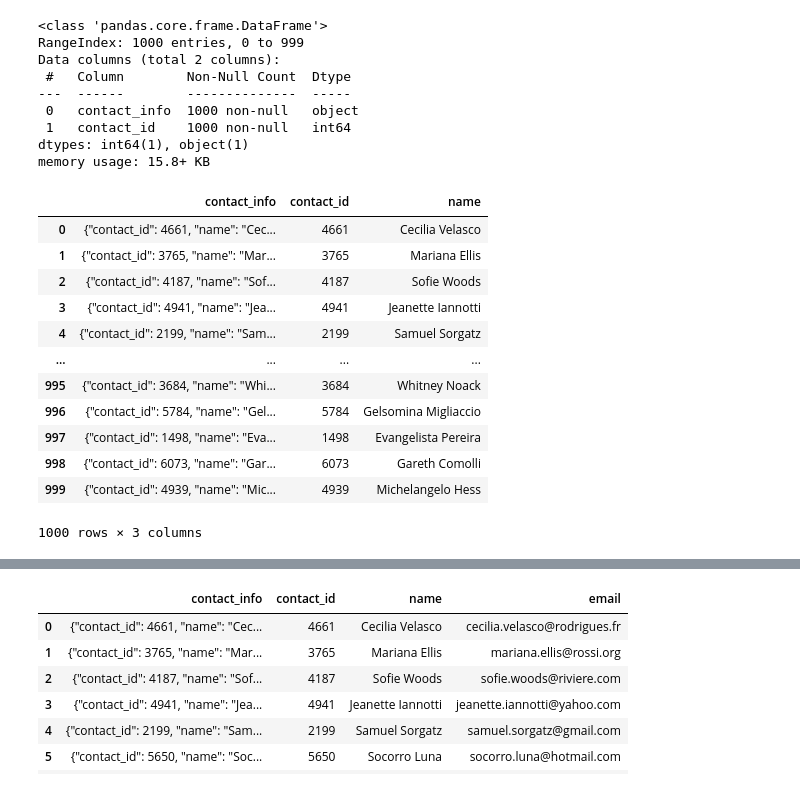
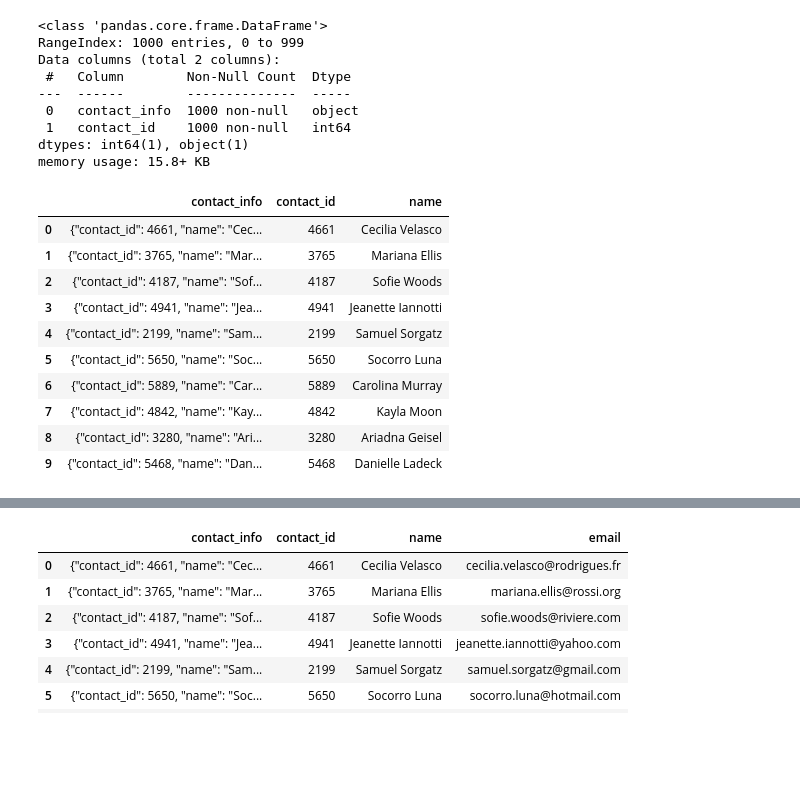
Before and after one commit to fannysigouin/crowdfunding-etl, a Jupyter notebook: ETL_Mini_Project_FSigouin_CMclaren_DVelarde_SIslam.ipynb, the cells around one changed output, grey strips where cells are left out. Cells and saved outputs as stored; diff of their text form; code cells hidden in the pictures; blank space fills up the shorter version.

```diff
--- a/ETL_Mini_Project_FS.ipynb
+++ b/ETL_Mini_Project_FSigouin_CMclaren_DVelarde_SIslam.ipynb
@@ -453,20 +457,17 @@ dtypes: int64(1), object(1)
 memory usage: 15.8+ KB
 # %%
 # Extract the name of the contact and add it to a new column.
-p = '\W\s\W(\w*\s\w*)\W'
-contact_info_df_copy['name'] = contact_info_df_copy['contact_info'].str.extract(p)
-contact_info_df_copy
+contact_info_df_copy['name'] = contact_info_df_copy['contact_info'].str.extract(r'"name": "([^"]*)"')
+contact_info_df_copy.head(10)
 # %% [output]
 |  | contact_info | contact_id | name |
 | 0 | {"contact_id": 4661, "name": "Cec... | 4661 | Cecilia Velasco |
 | 1 | {"contact_id": 3765, "name": "Mar... | 3765 | Mariana Ellis |
 | 2 | {"contact_id": 4187, "name": "Sof... | 4187 | Sofie Woods |
 | 3 | {"contact_id": 4941, "name": "Jea... | 4941 | Jeanette Iannotti |
 | 4 | {"contact_id": 2199, "name": "Sam... | 2199 | Samuel Sorgatz |
-| ... | ... | ... | ... |
-| 995 | {"contact_id": 3684, "name": "Whi... | 3684 | Whitney Noack |
-| 996 | {"contact_id": 5784, "name": "Gel... | 5784 | Gelsomina Migliaccio |
-| 997 | {"contact_id": 1498, "name": "Eva... | 1498 | Evangelista Pereira |
-| 998 | {"contact_id": 6073, "name": "Gar... | 6073 | Gareth Comolli |
-| 999 | {"contact_id": 4939, "name": "Mic... | 4939 | Michelangelo Hess |
+| 5 | {"contact_id": 5650, "name": "Soc... | 5650 | Socorro Luna |
+| 6 | {"contact_id": 5889, "name": "Car... | 5889 | Carolina Murray |
+| 7 | {"contact_id": 4842, "name": "Kay... | 4842 | Kayla Moon |
+| 8 | {"contact_id": 3280, "name": "Ari... | 3280 | Ariadna Geisel |
+| 9 | {"contact_id": 5468, "name": "Dan... | 5468 | Danielle Ladeck |
-1000 rows × 3 columns
```
Also changed, not shown: parts of 21 cells of this notebook, 8 other files.
